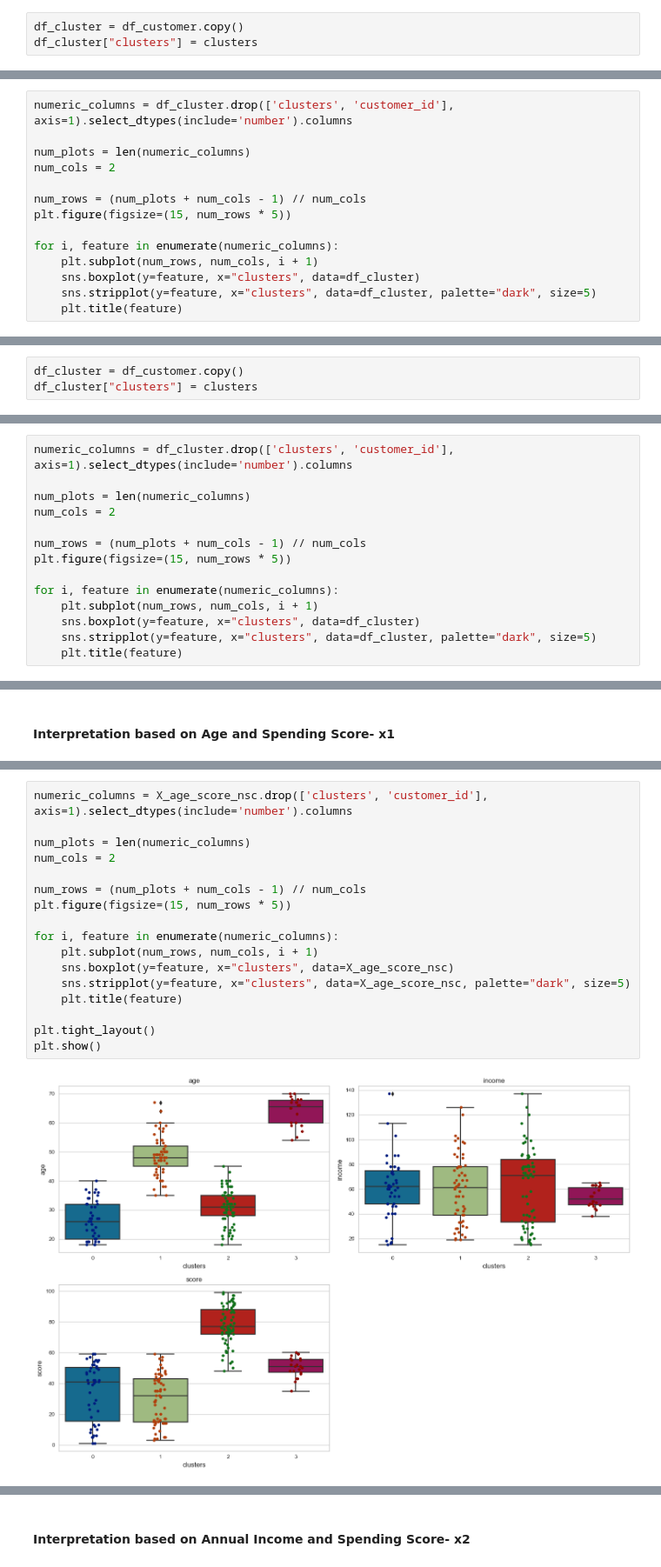
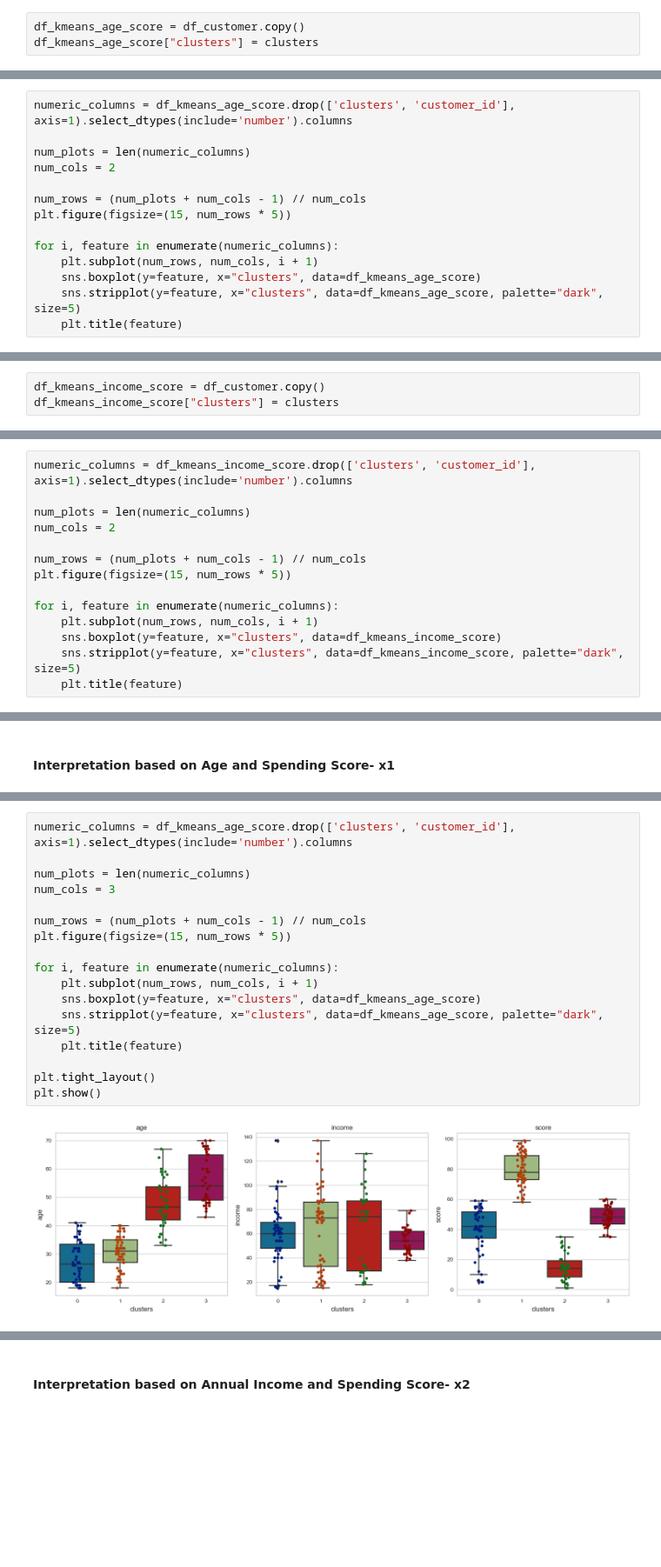
Before and after one commit to huseyincenik/machine_learning, a Jupyter notebook: Project/mall_shoper_segmentation_clustering_analysis/Mall Shopper Segmentation-Clustering Analysis.ipynb, the cells around one changed output, grey strips where cells are left out. Shown at 87% size. Drawn from its saved outputs; the diff is of its cells as text; blank space fills up the shorter version.

```diff
--- a/Project/mall_shoper_segmentation_clustering_analysis/Mall Shopper Segmentation-Clustering Analysis.ipynb
+++ b/Project/mall_shoper_segmentation_clustering_analysis/Mall Shopper Segmentation-Clustering Analysis.ipynb
@@ -571,6 +635,6 @@ array([0, 1, 0, 1, 0, 1, 2, 1, 2, 1, 2, 1, 2, 1, 2, 1, 0, 1, 2, 1, 0, 1,
        2, 1, 2, 1, 0, 1, 2, 1, 0, 1, 2, 1, 2, 1, 0, 1, 2, 1, 2, 1, 2, 1,
        0, 1])
 # %%
-df_cluster = df_customer.copy()
-df_cluster["clusters"] = clusters
+df_kmeans_age_score = df_customer.copy()
+df_kmeans_age_score["clusters"] = clusters
 # %%
@@ -619,7 +683,7 @@ fig.show()
 # %% [output]
 [interactive output not drawn]
 # %%
-numeric_columns = df_cluster.drop(['clusters', 'customer_id'], axis=1).select_dtypes(include='number').columns
+numeric_columns = df_kmeans_age_score.drop(['clusters', 'customer_id'], axis=1).select_dtypes(include='number').columns
 
 num_plots = len(numeric_columns)
 num_cols = 2
@@ -629,7 +693,7 @@ plt.figure(figsize=(15, num_rows * 5))
 
 for i, feature in enumerate(numeric_columns):
     plt.subplot(num_rows, num_cols, i + 1)
-    sns.boxplot(y=feature, x="clusters", data=df_cluster)
-    sns.stripplot(y=feature, x="clusters", data=df_cluster, palette="dark", size=5)
+    sns.boxplot(y=feature, x="clusters", data=df_kmeans_age_score)
+    sns.stripplot(y=feature, x="clusters", data=df_kmeans_age_score, palette="dark", size=5)
     plt.title(feature)
 # %% [output]
@@ -953,6 +1002,6 @@ array([4, 2, 4, 2, 4, 2, 4, 2, 4, 2, 4, 2, 4, 2, 4, 2, 4, 2, 4, 2, 4, 2,
        3, 1, 3, 1, 3, 1, 3, 1, 3, 1, 3, 1, 3, 1, 3, 1, 3, 1, 3, 1, 3, 1,
        3, 1])
 # %%
-df_cluster = df_customer.copy()
-df_cluster["clusters"] = clusters
+df_kmeans_income_score = df_customer.copy()
+df_kmeans_income_score["clusters"] = clusters
 # %%
@@ -1009,7 +1042,7 @@ Name: clusters, dtype: int64
 # %% [markdown]
 #### *iv. Visualizing and Labeling All the Clusters*
 # %%
-numeric_columns = df_cluster.drop(['clusters', 'customer_id'], axis=1).select_dtypes(include='number').columns
+numeric_columns = df_kmeans_income_score.drop(['clusters', 'customer_id'], axis=1).select_dtypes(include='number').columns
 
 num_plots = len(numeric_columns)
 num_cols = 2
@@ -1019,7 +1052,7 @@ plt.figure(figsize=(15, num_rows * 5))
 
 for i, feature in enumerate(numeric_columns):
     plt.subplot(num_rows, num_cols, i + 1)
-    sns.boxplot(y=feature, x="clusters", data=df_cluster)
-    sns.stripplot(y=feature, x="clusters", data=df_cluster, palette="dark", size=5)
+    sns.boxplot(y=feature, x="clusters", data=df_kmeans_income_score)
+    sns.stripplot(y=feature, x="clusters", data=df_kmeans_income_score, palette="dark", size=5)
     plt.title(feature)
 # %% [output]
@@ -1601,19 +1593,19 @@ X_age_score_nsc.groupby(["clusters"])[["age", "score"]].mean()
 # %%
-numeric_columns = X_age_score_nsc.drop(['clusters', 'customer_id'], axis=1).select_dtypes(include='number').columns
+numeric_columns = df_kmeans_age_score.drop(['clusters', 'customer_id'], axis=1).select_dtypes(include='number').columns
 
 num_plots = len(numeric_columns)
-num_cols = 2
+num_cols = 3
 
 num_rows = (num_plots + num_cols - 1) // num_cols
 plt.figure(figsize=(15, num_rows * 5))
 
 for i, feature in enumerate(numeric_columns):
     plt.subplot(num_rows, num_cols, i + 1)
-    sns.boxplot(y=feature, x="clusters", data=X_age_score_nsc)
-    sns.stripplot(y=feature, x="clusters", data=X_age_score_nsc, palette="dark", size=5)
+    sns.boxplot(y=feature, x="clusters", data=df_kmeans_age_score)
+    sns.stripplot(y=feature, x="clusters", data=df_kmeans_age_score, palette="dark", size=5)
     plt.title(feature)
 
 plt.tight_layout()
 plt.show()
 # %% [output]
-[figure, old version]
+[figure, new version]
```
Also changed, not shown: parts of 72 cells of this notebook.
